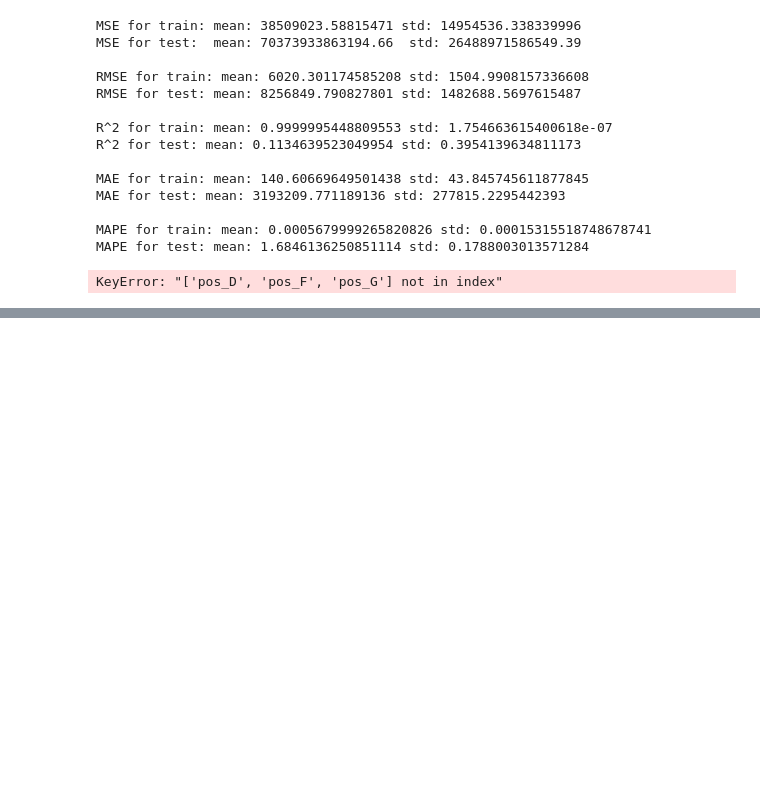
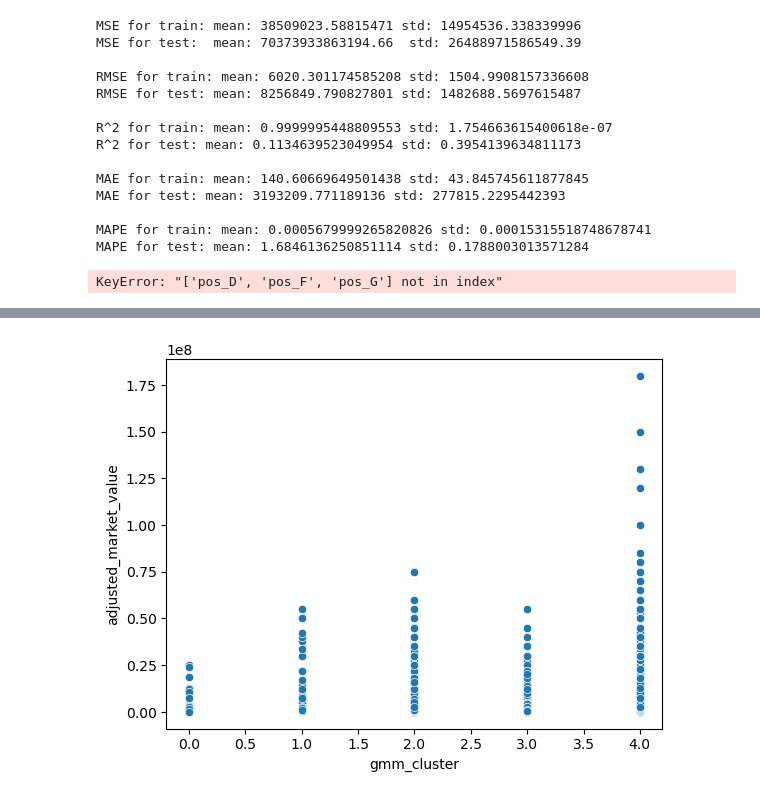
Before and after one commit to shadtome/Score-data, a Jupyter notebook: EDA/train_EDA/train_get_prediction.ipynb, the cells around one changed output, grey strips where cells are left out. Cells and saved outputs as stored; diff of their text form; code cells hidden in the pictures; blank space fills up the shorter version.

```diff
--- a/EDA/train_EDA/train_get_prediction.ipynb
+++ b/EDA/train_EDA/train_get_prediction.ipynb
@@ -1049,0 +1122,10 @@ KeyError: "['pos_D', 'pos_F', 'pos_G'] not in index"
+# %%
+from sklearn.mixture import GaussianMixture
+
+gmm = GaussianMixture(n_components=n_clusters)
+train_data_clust['gmm_cluster'] = gmm.fit_predict(train_data_clust[features])
+# %%
+sns.scatterplot(train_data_clust, x='gmm_cluster',y='adjusted_market_value')
+plt.show()
+# %% [output]
+[figure, added]
```
Also changed, not shown: parts of 9 cells of this notebook, 3 other files.
